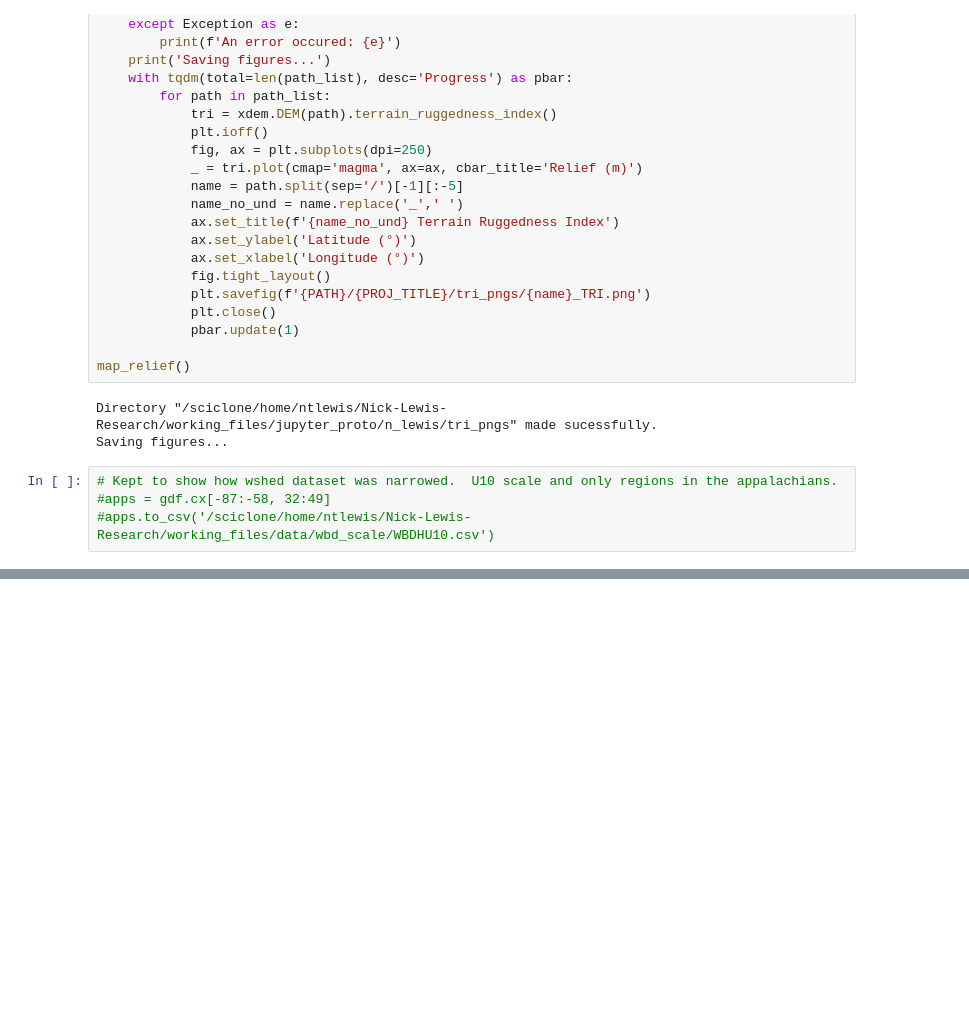
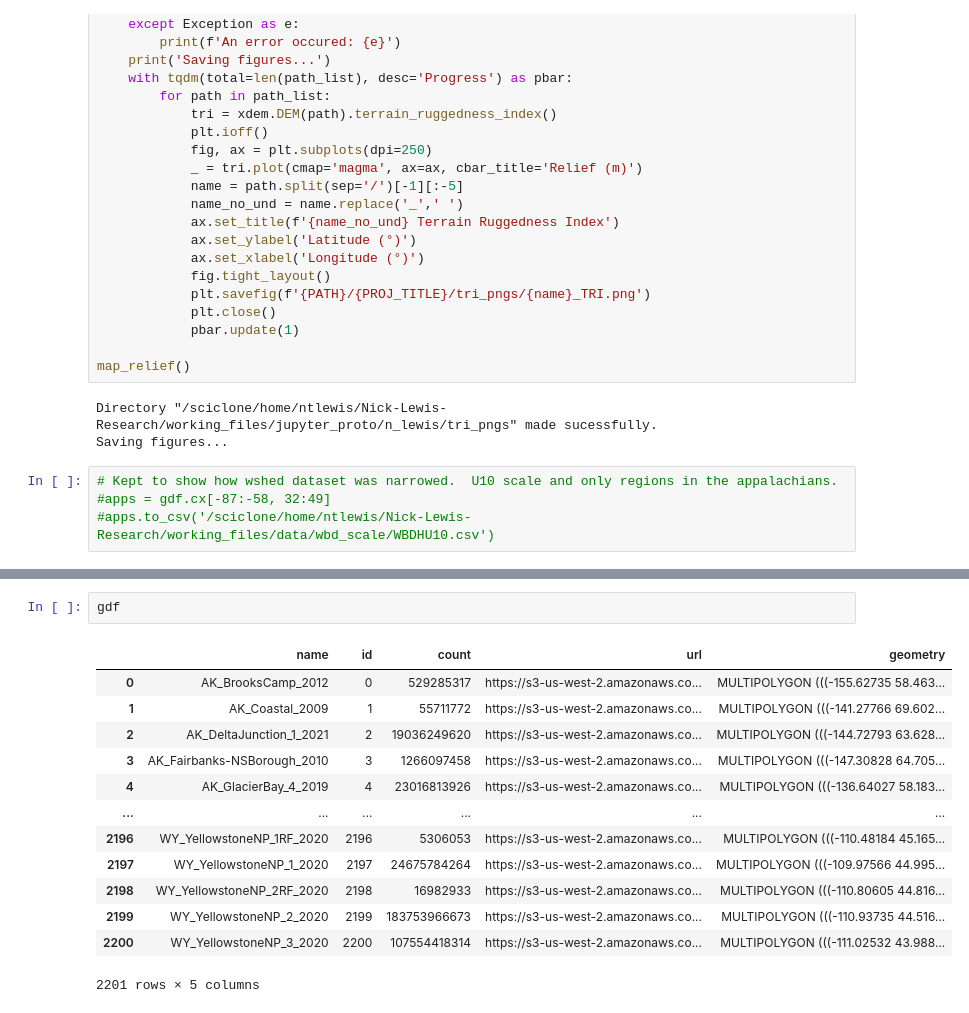
Before and after one commit to ntlewis1251/Nick-Lewis-Research, a Jupyter notebook: working_files/jupyter_proto/pt_1.ipynb, the cells around one changed output, grey strips where cells are left out. Saved outputs shown, nothing was run; the diff lists cells and outputs as text; blank space fills up the shorter version.

```diff
--- a/working_files/jupyter_proto/pt_1.ipynb
+++ b/working_files/jupyter_proto/pt_1.ipynb
@@ -280,0 +330,16 @@ Saving figures...
+# %%
+gdf
+# %% [output]
+|  | name | id | count | url | geometry |
+| 0 | AK_BrooksCamp_2012 | 0 | 529285317 | https://s3-us-west-2.amazonaws.co... | MULTIPOLYGON (((-155.62735 58.463... |
+| 1 | AK_Coastal_2009 | 1 | 55711772 | https://s3-us-west-2.amazonaws.co... | MULTIPOLYGON (((-141.27766 69.602... |
+| 2 | AK_DeltaJunction_1_2021 | 2 | 19036249620 | https://s3-us-west-2.amazonaws.co... | MULTIPOLYGON (((-144.72793 63.628... |
+| 3 | AK_Fairbanks-NSBorough_2010 | 3 | 1266097458 | https://s3-us-west-2.amazonaws.co... | MULTIPOLYGON (((-147.30828 64.705... |
+| 4 | AK_GlacierBay_4_2019 | 4 | 23016813926 | https://s3-us-west-2.amazonaws.co... | MULTIPOLYGON (((-136.64027 58.183... |
+| ... | ... | ... | ... | ... | ... |
+| 2196 | WY_YellowstoneNP_1RF_2020 | 2196 | 5306053 | https://s3-us-west-2.amazonaws.co... | MULTIPOLYGON (((-110.48184 45.165... |
+| 2197 | WY_YellowstoneNP_1_2020 | 2197 | 24675784264 | https://s3-us-west-2.amazonaws.co... | MULTIPOLYGON (((-109.97566 44.995... |
+| 2198 | WY_YellowstoneNP_2RF_2020 | 2198 | 16982933 | https://s3-us-west-2.amazonaws.co... | MULTIPOLYGON (((-110.80605 44.816... |
+| 2199 | WY_YellowstoneNP_2_2020 | 2199 | 183753966673 | https://s3-us-west-2.amazonaws.co... | MULTIPOLYGON (((-110.93735 44.516... |
+| 2200 | WY_YellowstoneNP_3_2020 | 2200 | 107554418314 | https://s3-us-west-2.amazonaws.co... | MULTIPOLYGON (((-111.02532 43.988... |
+2201 rows × 5 columns
```
Also changed, not shown: parts of 4 cells of this notebook.
